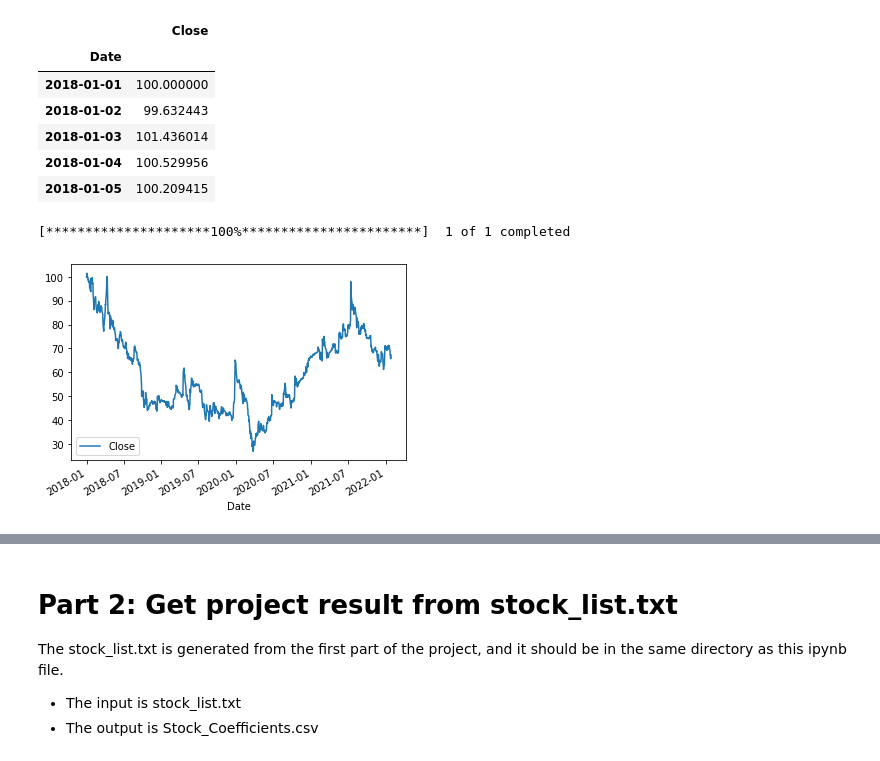
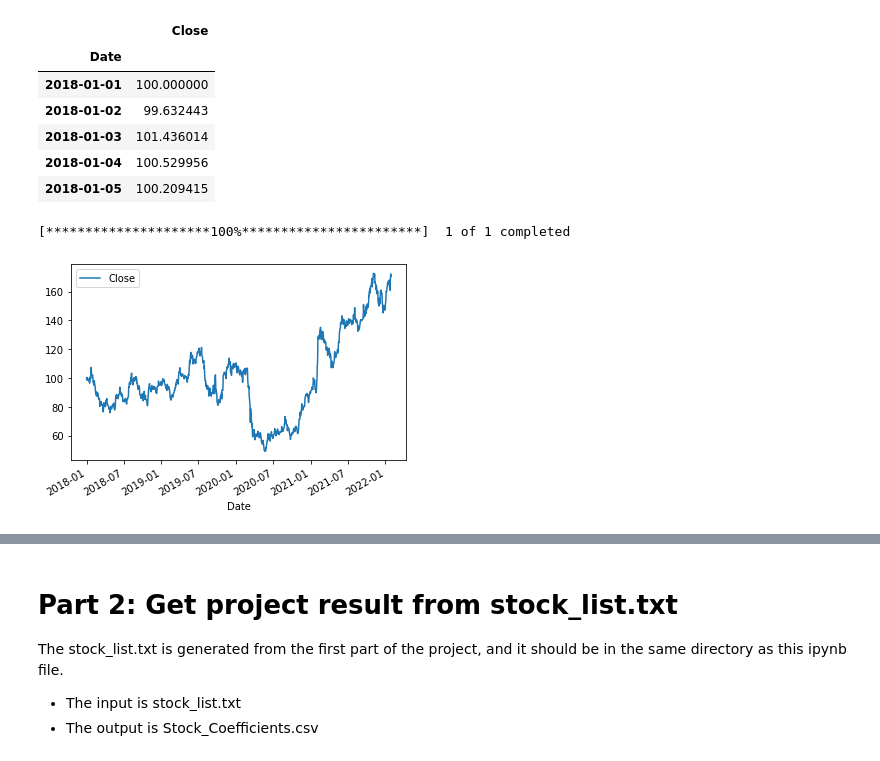
Before and after one commit to arungupta26/stock-recomendation-system, a Jupyter notebook: src/notebooks/Linear Regression.ipynb, the cells around one changed output, grey strips where cells are left out. Drawn from its saved outputs; the diff is of its cells as text; code cells hidden in the pictures.

```diff
--- a/src/notebooks/Linear Regression.ipynb
+++ b/src/notebooks/Linear Regression.ipynb
@@ -93,12 +93,12 @@ A_close[:5]
 | 2018-01-05 | 100.209415 |
 # %%
 # function2 using example
-A_close = load_stock_data('RBL.NS')
+A_close = load_stock_data('SBIN.NS')
 A_close.plot()
 pl.show()
 # %% [output]
 [*********************100%***********************]  1 of 1 completed
-[figure, old version]
+[figure, new version]
 # %%
 from sklearn.model_selection import train_test_split
 
```
Also changed, not shown: parts of 6 cells of this notebook, 2 other files.
